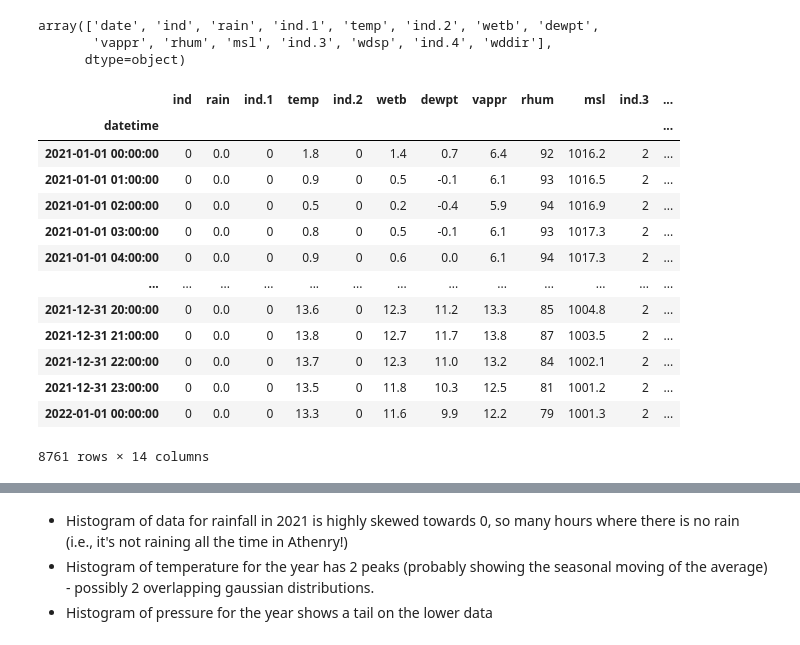
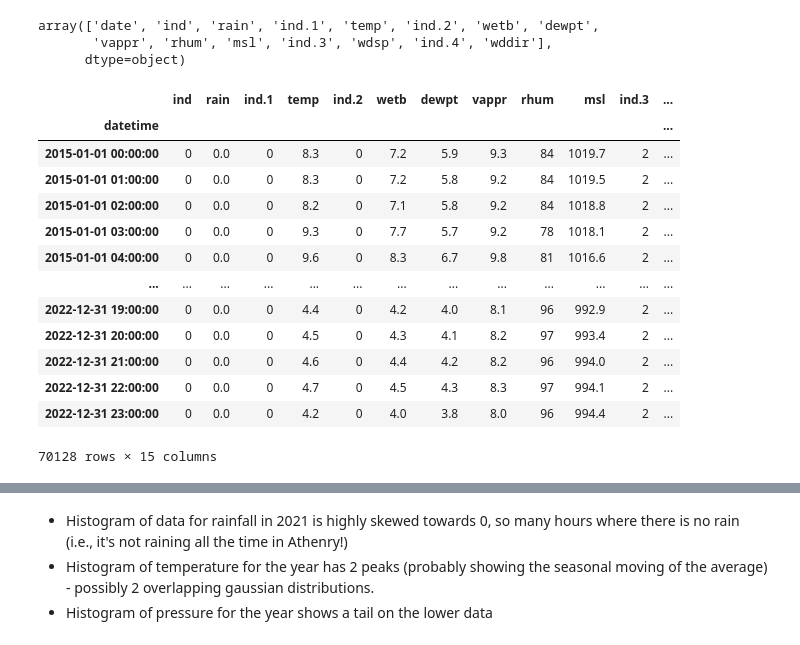
Before and after one commit to Eilis9/PfDA_Project1, a Jupyter notebook: met_athenry.ipynb, the cells around one changed output, grey strips where cells are left out. Drawn from its saved outputs; the diff is of its cells as text; code cells hidden in the pictures.

```diff
--- a/met_athenry.ipynb
+++ b/met_athenry.ipynb
@@ -16,29 +21,29 @@ array(['date', 'ind', 'rain', 'ind.1', 'temp', 'ind.2', 'wetb', 'dewpt',
 # set index to be datetime
 all_data_df['datetime'] = pd.to_datetime(all_data_df['date'])
 all_data_df = all_data_df.set_index(all_data_df['datetime'])
-all_data_df.drop(columns=['date', 'datetime'], inplace=True)
+all_data_df.drop(columns=['date'], inplace=True)
 # %%
 # taking the data for 1 year only - 2021
-year_start = "2021-01-01 00:00:00"
-year_end = "2022-01-01 00:00:00"
+year_start = "2015-01-01 00:00:00"
+year_end = "2022-12-31 23:00:00"
 
-data_2021_df = all_data_df.loc[year_start : year_end].copy()
-data_2021_df
+year_data_df = all_data_df.loc[year_start : year_end].copy()
+year_data_df
 # %% [output]
 |  | ind | rain | ind.1 | temp | ind.2 | wetb | dewpt | vappr | rhum | msl | ind.3 | ... |
 | datetime |  |  |  |  |  |  |  |  |  |  |  | ... |
-| 2021-01-01 00:00:00 | 0 | 0.0 | 0 | 1.8 | 0 | 1.4 | 0.7 | 6.4 | 92 | 1016.2 | 2 | ... |
-| 2021-01-01 01:00:00 | 0 | 0.0 | 0 | 0.9 | 0 | 0.5 | -0.1 | 6.1 | 93 | 1016.5 | 2 | ... |
-| 2021-01-01 02:00:00 | 0 | 0.0 | 0 | 0.5 | 0 | 0.2 | -0.4 | 5.9 | 94 | 1016.9 | 2 | ... |
-| 2021-01-01 03:00:00 | 0 | 0.0 | 0 | 0.8 | 0 | 0.5 | -0.1 | 6.1 | 93 | 1017.3 | 2 | ... |
-| 2021-01-01 04:00:00 | 0 | 0.0 | 0 | 0.9 | 0 | 0.6 | 0.0 | 6.1 | 94 | 1017.3 | 2 | ... |
+| 2015-01-01 00:00:00 | 0 | 0.0 | 0 | 8.3 | 0 | 7.2 | 5.9 | 9.3 | 84 | 1019.7 | 2 | ... |
+| 2015-01-01 01:00:00 | 0 | 0.0 | 0 | 8.3 | 0 | 7.2 | 5.8 | 9.2 | 84 | 1019.5 | 2 | ... |
+| 2015-01-01 02:00:00 | 0 | 0.0 | 0 | 8.2 | 0 | 7.1 | 5.8 | 9.2 | 84 | 1018.8 | 2 | ... |
+| 2015-01-01 03:00:00 | 0 | 0.0 | 0 | 9.3 | 0 | 7.7 | 5.7 | 9.2 | 78 | 1018.1 | 2 | ... |
+| 2015-01-01 04:00:00 | 0 | 0.0 | 0 | 9.6 | 0 | 8.3 | 6.7 | 9.8 | 81 | 1016.6 | 2 | ... |
 | ... | ... | ... | ... | ... | ... | ... | ... | ... | ... | ... | ... | ... |
-| 2021-12-31 20:00:00 | 0 | 0.0 | 0 | 13.6 | 0 | 12.3 | 11.2 | 13.3 | 85 | 1004.8 | 2 | ... |
-| 2021-12-31 21:00:00 | 0 | 0.0 | 0 | 13.8 | 0 | 12.7 | 11.7 | 13.8 | 87 | 1003.5 | 2 | ... |
-| 2021-12-31 22:00:00 | 0 | 0.0 | 0 | 13.7 | 0 | 12.3 | 11.0 | 13.2 | 84 | 1002.1 | 2 | ... |
-| 2021-12-31 23:00:00 | 0 | 0.0 | 0 | 13.5 | 0 | 11.8 | 10.3 | 12.5 | 81 | 1001.2 | 2 | ... |
-| 2022-01-01 00:00:00 | 0 | 0.0 | 0 | 13.3 | 0 | 11.6 | 9.9 | 12.2 | 79 | 1001.3 | 2 | ... |
+| 2022-12-31 19:00:00 | 0 | 0.0 | 0 | 4.4 | 0 | 4.2 | 4.0 | 8.1 | 96 | 992.9 | 2 | ... |
+| 2022-12-31 20:00:00 | 0 | 0.0 | 0 | 4.5 | 0 | 4.3 | 4.1 | 8.2 | 97 | 993.4 | 2 | ... |
+| 2022-12-31 21:00:00 | 0 | 0.0 | 0 | 4.6 | 0 | 4.4 | 4.2 | 8.2 | 96 | 994.0 | 2 | ... |
+| 2022-12-31 22:00:00 | 0 | 0.0 | 0 | 4.7 | 0 | 4.5 | 4.3 | 8.3 | 97 | 994.1 | 2 | ... |
+| 2022-12-31 23:00:00 | 0 | 0.0 | 0 | 4.2 | 0 | 4.0 | 3.8 | 8.0 | 96 | 994.4 | 2 | ... |
-8761 rows × 14 columns
+70128 rows × 15 columns
 # %%
 # Some initial data investigation
 # plot a histogram of rainfall for the year 2021
```
Also changed, not shown: parts of 9 cells of this notebook.
